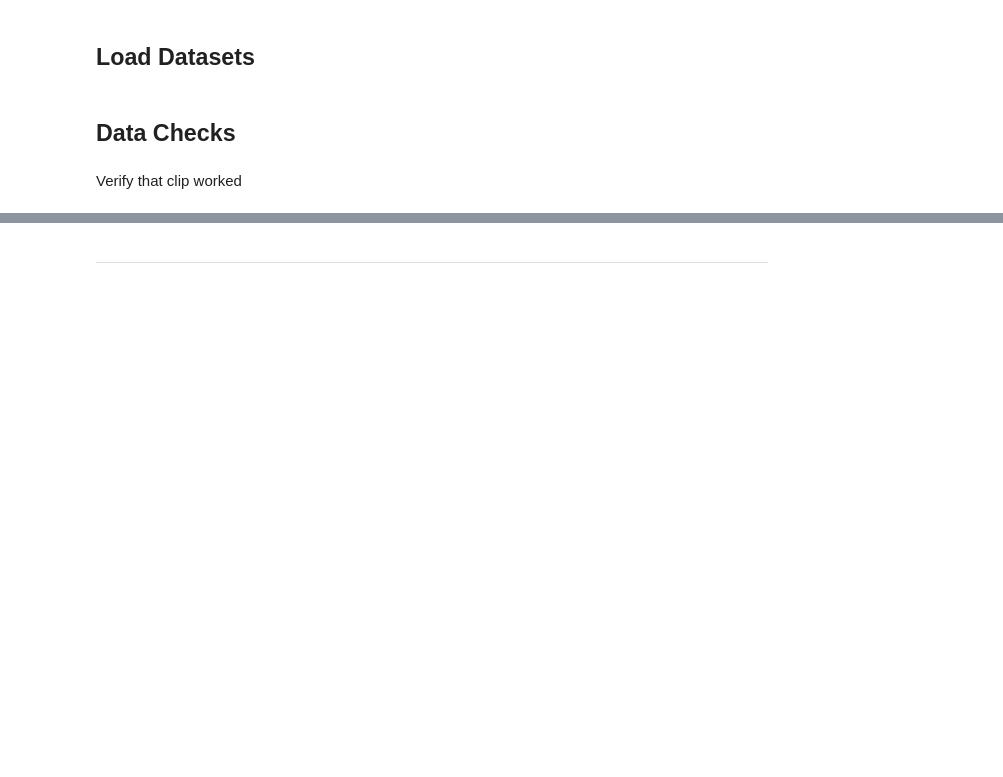
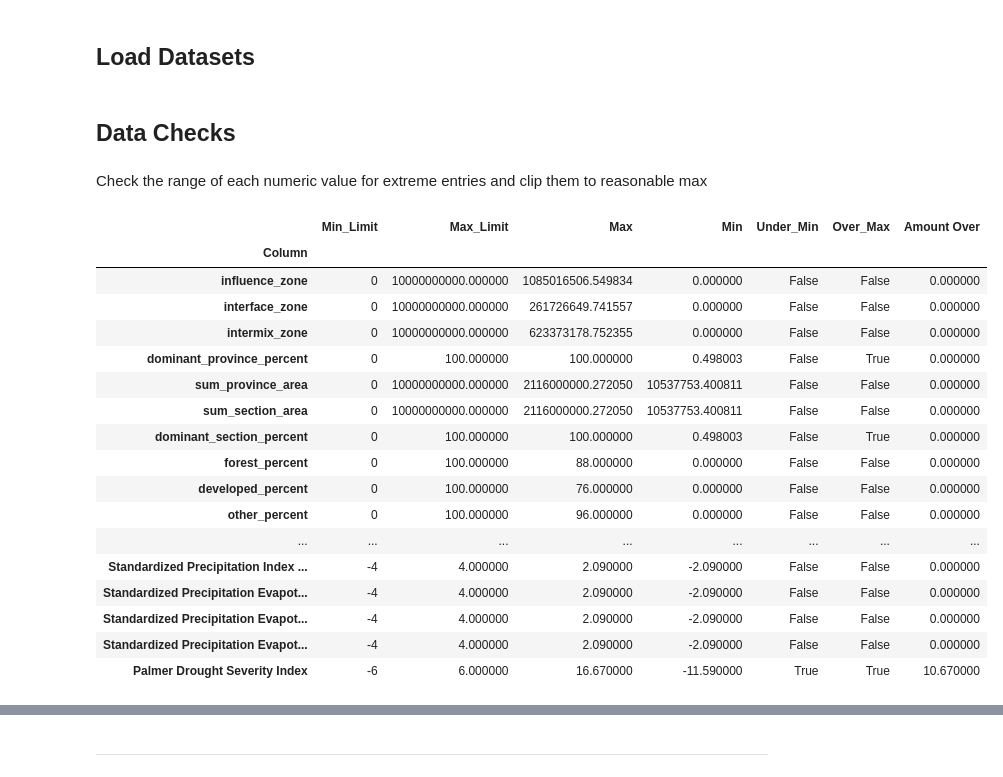
Before and after one commit to dustinlit/California-Wildfire-Ignition-ML-Modeling, a Jupyter notebook: notebooks/03_Feature_Engineering.ipynb, the cells around one changed output, grey strips where cells are left out. Drawn from its saved outputs; the diff is of its cells as text; code cells hidden in the pictures; blank space fills up the shorter version.

```diff
--- a/notebooks/03_Feature_Engineering.ipynb
+++ b/notebooks/03_Feature_Engineering.ipynb
@@ -65,7 +65,7 @@ pd.options.display.float_format = '{:.6f}'.format
 # %% [markdown]
 ## Load Datasets
 # %%
-samples = pd.read_csv("../data/processed/samples_fires.csv")
+samples = pd.read_csv("../data/processed/samples_fires_distance.csv")
 # predefined feature mins and maxes
 limits = pd.read_csv('../data/raw/feature_limits.csv')
 
@@ -74,4 +74,6 @@ samples = samples.sort_values(
 )
 # %% [markdown]
 ## Data Checks
+# %% [markdown]
+Check the range of each numeric value for extreme entries and clip them to reasonable max
 # %%
@@ -94,11 +95,32 @@ limit = limits.copy()
 # %%
 # get current max and mins of features
 limits['Max'] = numerical_samples[limits.index].max()
 limits['Min'] = numerical_samples[limits.index].min()
 
 limits['Under_Min'] = limits['Min'] < limits['Min_Limit']
 limits['Over_Max'] = limits['Max'] > limits['Max_Limit']
 limits['Amount Over'] = limits['Max'] - limits['Max_Limit']
 
+limits.loc[limits['Amount Over'] < 0,'Amount Over'] = 0
+
 limits
+# %% [output]
+|  | Min_Limit | Max_Limit | Max | Min | Under_Min | Over_Max | Amount Over |
+| Column |  |  |  |  |  |  |  |
+| influence_zone | 0 | 10000000000.000000 | 1085016506.549834 | 0.000000 | False | False | 0.000000 |
+| interface_zone | 0 | 10000000000.000000 | 261726649.741557 | 0.000000 | False | False | 0.000000 |
+| intermix_zone | 0 | 10000000000.000000 | 623373178.752355 | 0.000000 | False | False | 0.000000 |
+| dominant_province_percent | 0 | 100.000000 | 100.000000 | 0.498003 | False | True | 0.000000 |
+| sum_province_area | 0 | 10000000000.000000 | 2116000000.272050 | 10537753.400811 | False | False | 0.000000 |
+| sum_section_area | 0 | 10000000000.000000 | 2116000000.272050 | 10537753.400811 | False | False | 0.000000 |
+| dominant_section_percent | 0 | 100.000000 | 100.000000 | 0.498003 | False | True | 0.000000 |
+| forest_percent | 0 | 100.000000 | 88.000000 | 0.000000 | False | False | 0.000000 |
+| developed_percent | 0 | 100.000000 | 76.000000 | 0.000000 | False | False | 0.000000 |
+| other_percent | 0 | 100.000000 | 96.000000 | 0.000000 | False | False | 0.000000 |
+| ... | ... | ... | ... | ... | ... | ... | ... |
+| Standardized Precipitation Index ... | -4 | 4.000000 | 2.090000 | -2.090000 | False | False | 0.000000 |
+| Standardized Precipitation Evapot... | -4 | 4.000000 | 2.090000 | -2.090000 | False | False | 0.000000 |
+| Standardized Precipitation Evapot... | -4 | 4.000000 | 2.090000 | -2.090000 | False | False | 0.000000 |
+| Standardized Precipitation Evapot... | -4 | 4.000000 | 2.090000 | -2.090000 | False | False | 0.000000 |
+| Palmer Drought Severity Index | -6 | 6.000000 | 16.670000 | -11.590000 | True | True | 10.670000 |
 # %%
@@ -110,5 +132,3 @@ samples.loc[:, cols] = samples[cols].clip(
     lower=limits.loc[cols, 'Min_Limit'],
     axis=1
 )
-# %% [markdown]
-Verify that clip worked
```
Also changed, not shown: parts of 27 cells of this notebook, 29 other files.
